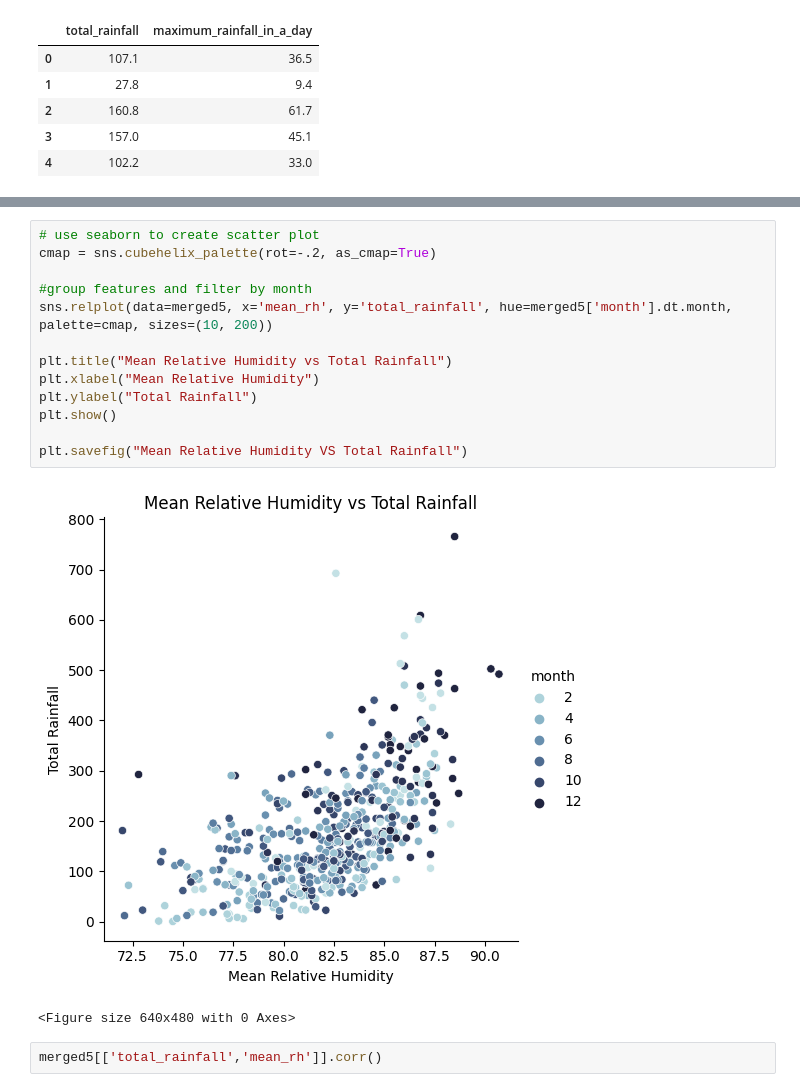
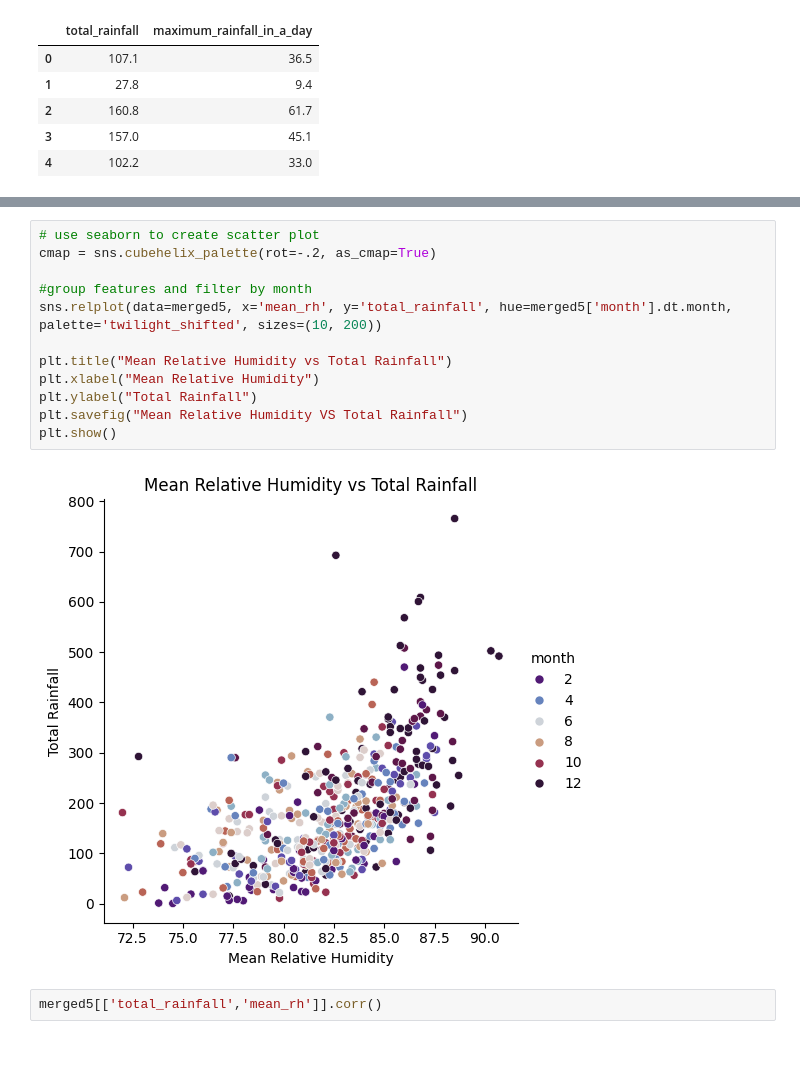
Before and after one commit to pacharajson/project1_rainfall, a Jupyter notebook: project1_rainfall_starter-code.ipynb, the cells around one changed output, grey strips where cells are left out. Cells and saved outputs as stored; diff of their text form; blank space fills up the shorter version.

```diff
--- a/project1_rainfall_starter-code.ipynb
+++ b/project1_rainfall_starter-code.ipynb
@@ -1463,19 +1484,17 @@ plt.show()
 # %%
 # use seaborn to create scatter plot
 cmap = sns.cubehelix_palette(rot=-.2, as_cmap=True)
 
 #group features and filter by month
-sns.relplot(data=merged5, x='mean_rh', y='total_rainfall', hue=merged5['month'].dt.month, palette=cmap, sizes=(10, 200))
+sns.relplot(data=merged5, x='mean_rh', y='total_rainfall', hue=merged5['month'].dt.month, palette='twilight_shifted', sizes=(10, 200))
 
 plt.title("Mean Relative Humidity vs Total Rainfall")
 plt.xlabel("Mean Relative Humidity")
 plt.ylabel("Total Rainfall")
+plt.savefig("Mean Relative Humidity VS Total Rainfall")
 plt.show()
-
-plt.savefig("Mean Relative Humidity VS Total Rainfall")
 # %% [output]
-[figure, old version]
+[figure, new version]
-<Figure size 640x480 with 0 Axes>
 # %%
 merged5[['total_rainfall','mean_rh']].corr()
 # %% [output]
```
Also changed, not shown: parts of 9 cells of this notebook, 24 other files.
